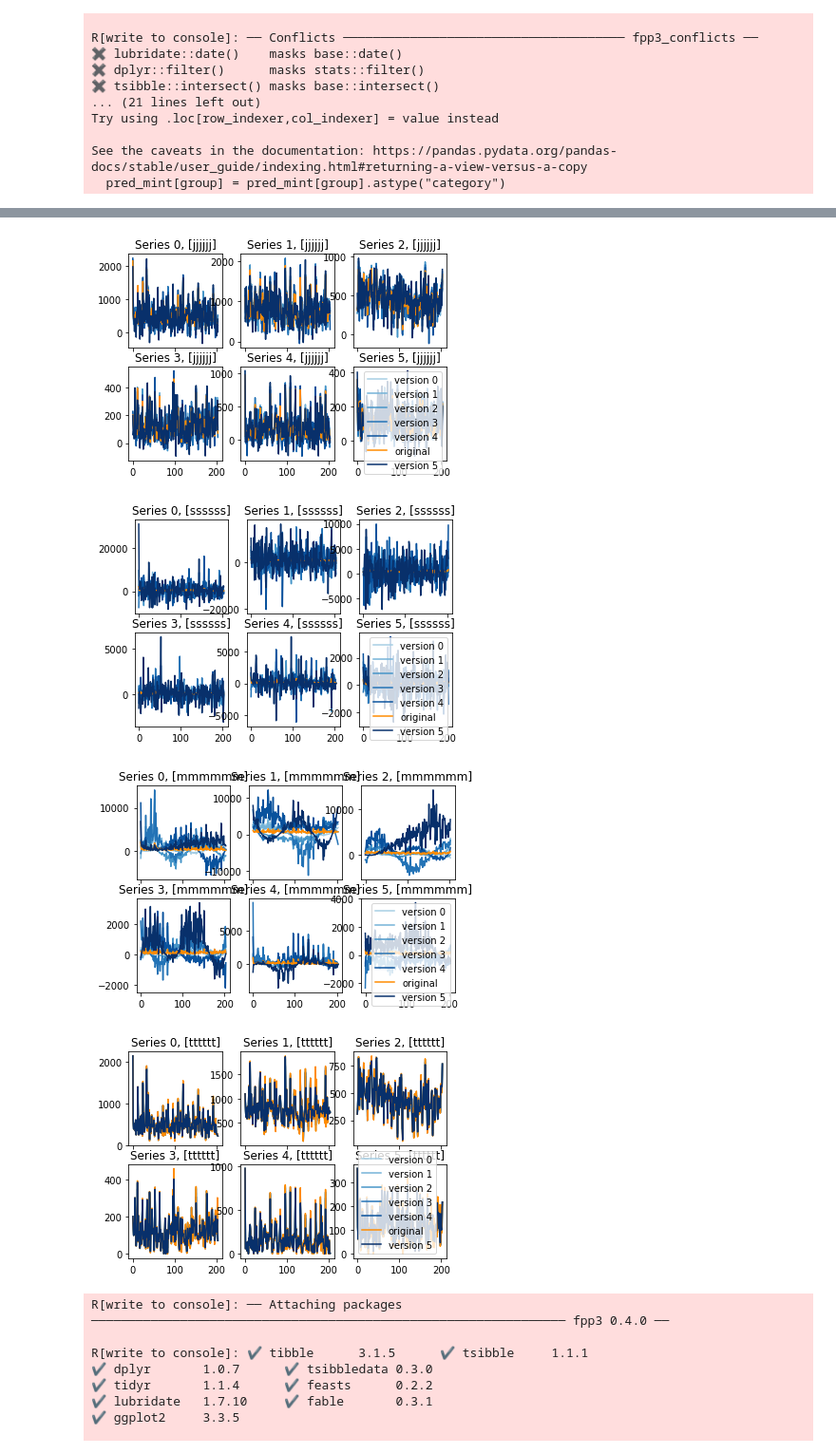
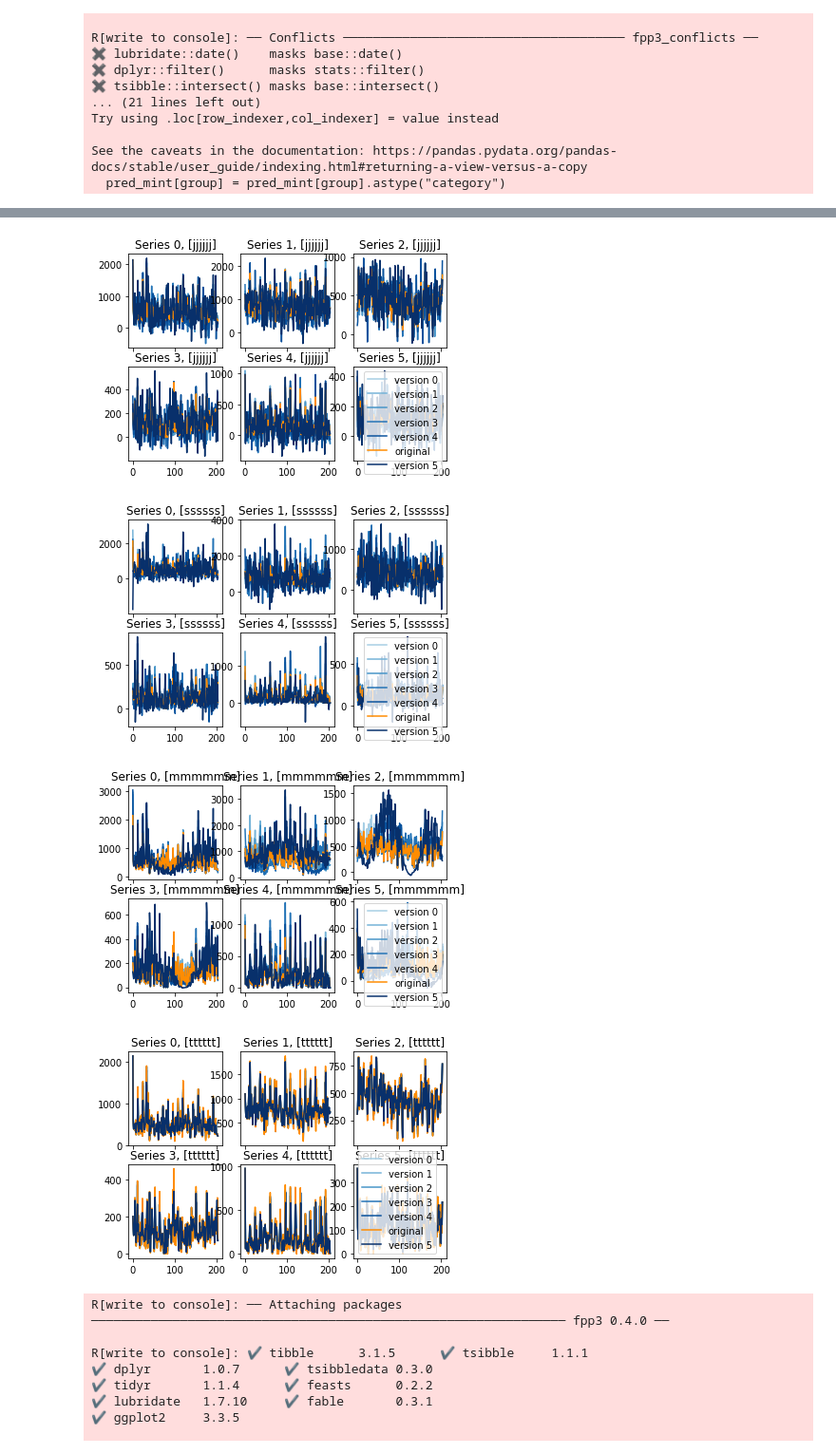
Before and after one commit to luisroque/hierarchical_ts_forecaster, a Jupyter notebook: notebooks/results_prison_all_algos/hierarchical_ts_forecaster_tourism.ipynb, the cells around one changed output, grey strips where cells are left out. Shown at 95% size. Cells and saved outputs as stored; diff of their text form; code cells hidden in the pictures.

Commit message:
definition of the parameters of the transforfor  of transf

```diff
--- a/notebooks/results_prison_all_algos/hierarchical_ts_forecaster_tourism.ipynb
+++ b/notebooks/results_prison_all_algos/hierarchical_ts_forecaster_tourism.ipynb
@@ -55,9 +55,9 @@ See the caveats in the documentation: https://pandas.pydata.org/pandas-docs/stab
   pred_mint[group] = pred_mint[group].astype("category")
 # %%
 data = tsag.transformations.CreateTransformedVersions(dataset_name)
-data.parameters = {"jitter": 0.5,
-                   "scaling": 1,
-                   "magnitude_warp": 1,
-                   "time_warp": 0.0005}
+data.parameters = {"jitter": 0.7,
+                   "scaling": 0.12,
+                   "magnitude_warp": 0.08,
+                   "time_warp": 0.0008}
 data.create_new_version_single_transf()
 # %% [output]
@@ -65,7 +65,7 @@ data.create_new_version_single_transf()
-[figure, old version]
+[figure, new version]
-[figure, old version]
+[figure, new version]
-[figure, old version]
+[figure, new version]
-[figure, old version]
+[figure, new version]
 # %%
 vis = tsag.visualization.Visualizer(dataset_name)
 # %%
```
Also changed, not shown: parts of 1 cell of this notebook, 30 other files.
